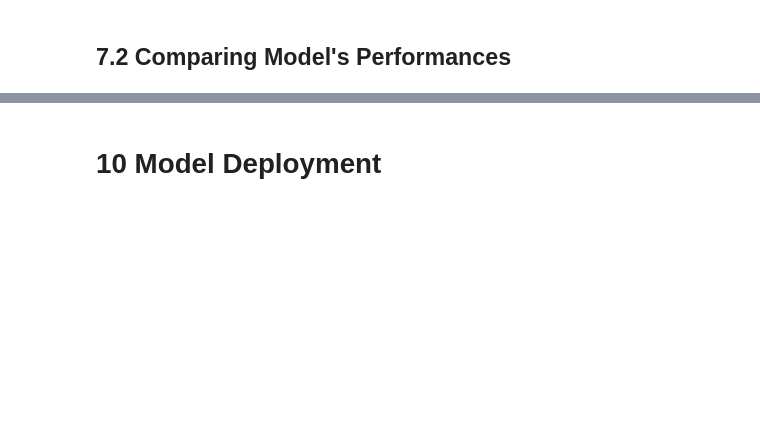
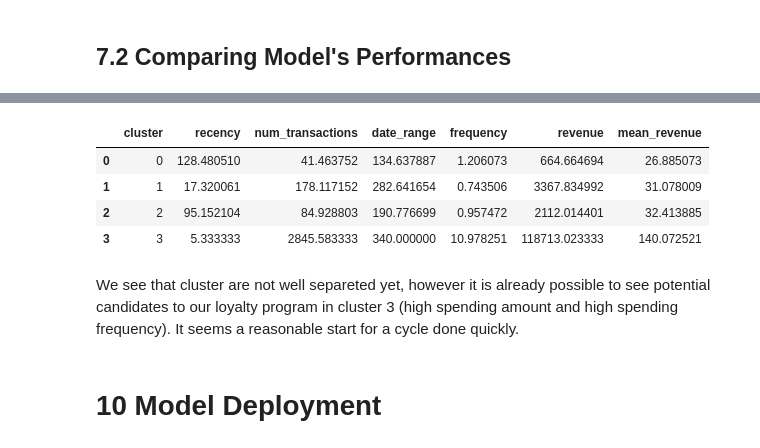
Before and after one commit to humberto-aguiar/Insiders-Fidelity-Clustering, a Jupyter notebook: notebooks/c1-one-go.ipynb, the cells around one changed output, grey strips where cells are left out. Saved outputs shown, nothing was run; the diff lists cells and outputs as text; code cells hidden in the pictures; blank space fills up the shorter version.

Commit message:
'continue cycle 1'

```diff
--- a/notebooks/c1-one-go.ipynb
+++ b/notebooks/c1-one-go.ipynb
@@ -529,2 +492,13 @@ plt.ylabel('Silhouette Score');
+# %%
+# calculating mean values for each cluster attributes
+df_res.groupby('cluster').mean().reset_index()
+# %% [output]
+|  | cluster | recency | num_transactions | date_range | frequency | revenue | mean_revenue |
+| 0 | 0 | 128.480510 | 41.463752 | 134.637887 | 1.206073 | 664.664694 | 26.885073 |
+| 1 | 1 | 17.320061 | 178.117152 | 282.641654 | 0.743506 | 3367.834992 | 31.078009 |
+| 2 | 2 | 95.152104 | 84.928803 | 190.776699 | 0.957472 | 2112.014401 | 32.413885 |
+| 3 | 3 | 5.333333 | 2845.583333 | 340.000000 | 10.978251 | 118713.023333 | 140.072521 |
+# %% [markdown]
+We see that cluster are not well separeted yet, however it is already possible to see potential candidates to our loyalty program in cluster 3 (high spending amount and high spending frequency). It seems a reasonable start for a cycle done quickly.
 # %% [markdown]
 # 10 Model Deployment
```
Also changed, not shown: parts of 25 cells of this notebook.
